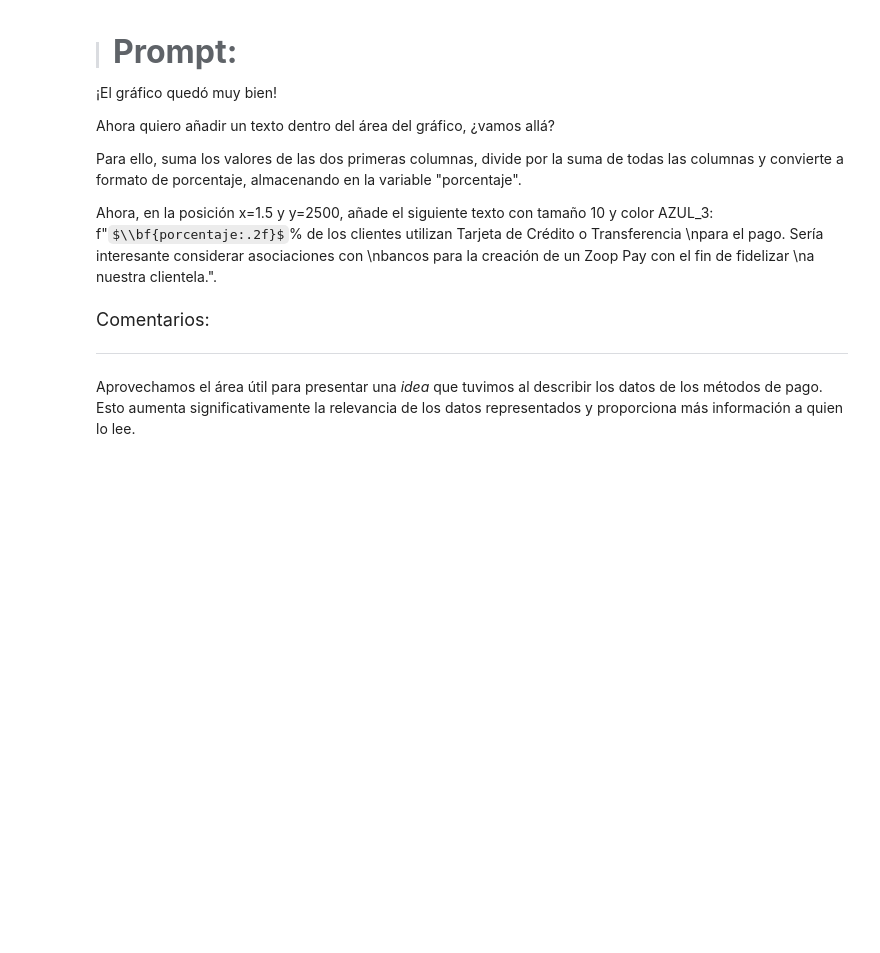
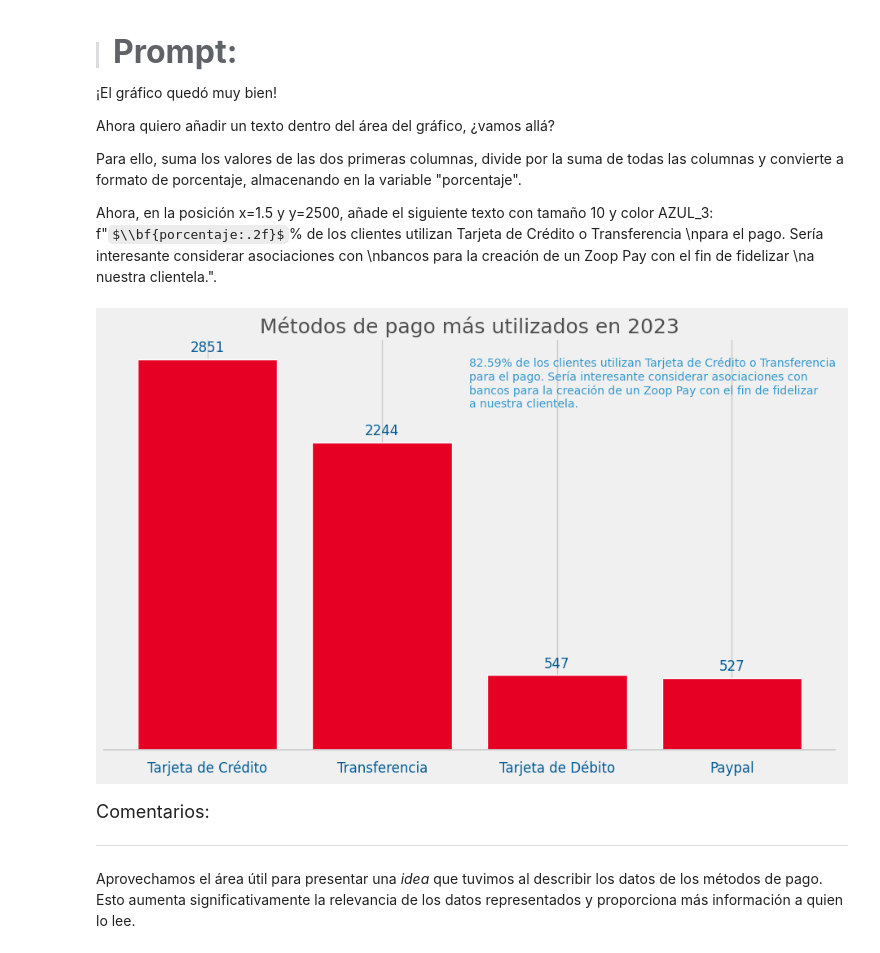
Before and after one commit to clopezv/Challenger_TelecomX, a Jupyter notebook: IA_aplicada_a_ciencia_de_datos.ipynb, the cells around one changed output. Saved outputs shown, nothing was run; the diff lists cells and outputs as text; code cells hidden in the pictures; some formulas as TeX source; blank space fills up the shorter version.

```diff
--- a/IA_aplicada_a_ciencia_de_datos.ipynb
+++ b/IA_aplicada_a_ciencia_de_datos.ipynb
@@ -2062,6 +2092,88 @@ Ahora quiero añadir un texto dentro del área del gráfico, ¿vamos allá?
 Para ello, suma los valores de las dos primeras columnas, divide por la suma de todas las columnas y convierte a formato de porcentaje, almacenando en la variable "porcentaje".
 
 Ahora, en la posición x=1.5 y y=2500, añade el siguiente texto con tamaño 10 y color AZUL_3: f"$\\bf{porcentaje:.2f}$% de los clientes utilizan Tarjeta de Crédito o Transferencia \npara el pago. Sería interesante considerar asociaciones con \nbancos para la creación de un Zoop Pay con el fin de fidelizar \na nuestra clientela.".
+# %%
+import pandas as pd
+import matplotlib.pyplot as plt
+import seaborn as sns
+
+# Colores institucionales
+GRIS_1 = "#F0F0F0"
+GRIS_5 = "#4F4F4F"
+ROJO_1 = "#E60023"
+AZUL_1 = "#005B96"
+AZUL_3 = "#3399CC"  # Definimos un azul más claro como AZUL_3
+
+# Contar los métodos de pago
+conteo_pago = ventas['metodo_pago'].value_counts().reset_index()
+conteo_pago.columns = ['metodo_pago', 'cantidad']
+
+# Calcular porcentaje de los dos primeros métodos de pago
+suma_dos_primeros = conteo_pago['cantidad'][:2].sum()
+suma_total = conteo_pago['cantidad'].sum()
+porcentaje = (suma_dos_primeros / suma_total) * 100
+
+# Estilo Seaborn y fondo personalizado
+sns.set(style="whitegrid")
+
+# Crear figura
+fig, ax = plt.subplots(figsize=(10, 6))
+fig.patch.set_facecolor(GRIS_1)  # Fondo de la figura
+ax.set_facecolor(GRIS_1)         # Fondo del área del gráfico
+
+# Barras
+bars = ax.bar(
+    conteo_pago['metodo_pago'],
+    conteo_pago['cantidad'],
+    color=ROJO_1
+)
+
+# Título personalizado
+plt.title("Métodos de pago más utilizados en 2023", fontsize=18, color=GRIS_5)
+
+# Suprimir eje Y
+ax.set_ylabel('')
+ax.set_yticks([])
+
+# Estilo del eje X
+ax.set_xlabel('')
+ax.tick_params(axis='x', labelsize=12, colors=AZUL_1)
+
+# Eliminar bordes superior, derecho e izquierdo
+for spine in ['top', 'right', 'left']:
+    ax.spines[spine].set_visible(False)
+
+# Añadir etiquetas de cantidad encima de cada barra
+for bar in bars:
+    height = bar.get_height()
+    ax.text(
+        bar.get_x() + bar.get_width() / 2,
+        height + max(conteo_pago['cantidad']) * 0.01,
+        f"{height:.0f}",
+        ha='center',
+        va='bottom',
+        fontsize=12,
+        color=AZUL_1
+    )
+
+# Añadir texto explicativo dentro del gráfico
+texto = (
+    f"{porcentaje:.2f}% de los clientes utilizan Tarjeta de Crédito o Transferencia \n"
+    "para el pago. Sería interesante considerar asociaciones con \n"
+    "bancos para la creación de un Zoop Pay con el fin de fidelizar \n"
+    "a nuestra clientela."
+)
+ax.text(
+    1.5, 2500,  # Ajusta la coordenada y si tus valores son muy diferentes
+    texto,
+    fontsize=10,
+    color=AZUL_3
+)
+
+plt.tight_layout()
+plt.show()
+# %% [output]
+[figure, added]
 # %% [markdown]
 <font color="7b71ff" size=4> Comentarios: </font>
 
```
Also changed, not shown: parts of 16 cells of this notebook.
